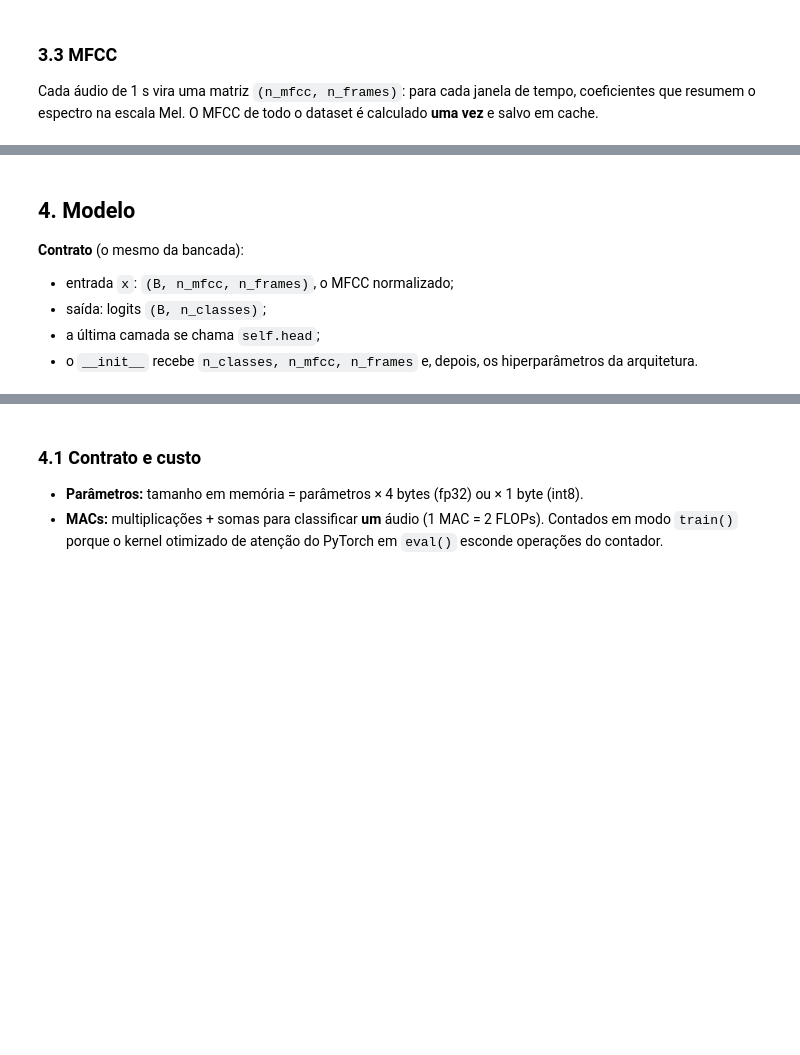
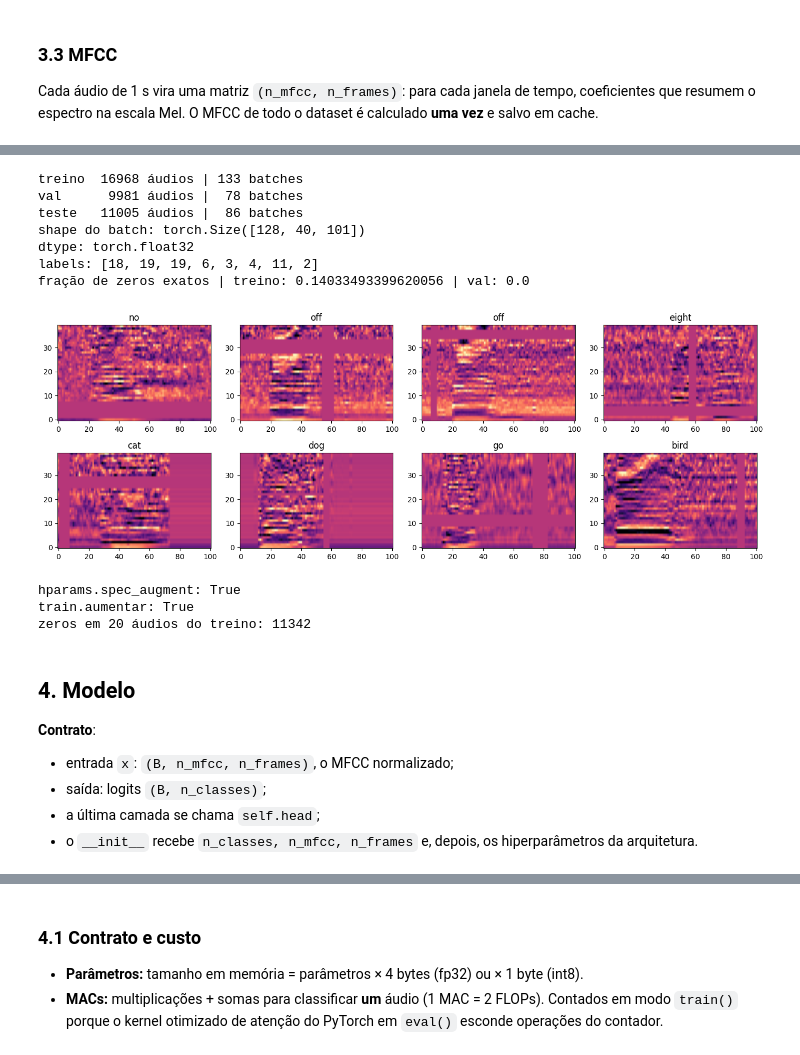
Before and after one commit to gpeuzinCosta/kws-borda, a Jupyter notebook: notebooks/experimentos/playground_cnn1d_guilherme.ipynb, the cells around one changed output, grey strips where cells are left out. Cells and saved outputs as stored; diff of their text form; code cells hidden in the pictures; blank space fills up the shorter version.

```diff
--- a/notebooks/experimentos/playground_cnn1d_guilherme.ipynb
+++ b/notebooks/experimentos/playground_cnn1d_guilherme.ipynb
@@ -300,7 +510,55 @@ print("batch:", tuple(xb.shape), "| rótulos:", yb[:8].tolist())
+# %%
+
+datamodule = DataModuleGSC(hyperparameters, dados)
+datamodule.setup()
+train_dl = datamodule.train_dataloader()
+val_dl = datamodule.val_dataloader()
+test_dl = datamodule.test_dataloader()
+
+for nome_split, loader in [('treino', train_dl), ('val', val_dl), ('teste', test_dl)]:
+    print(f'{nome_split:6s} {len(loader.dataset):6d} áudios | {len(loader):3d} batches')
+#esperado com fracao=0.2: treino 16968 | 133 batches, val 9981 | 78, teste 11005 | 86
+
+xb, yb = next(iter(train_dl))
+print('shape do batch:', xb.shape)       #esperado: (128, 40, 101)
+print('dtype:', xb.dtype)                #esperado: torch.float32
+print('labels:', yb[:8].tolist())
+
+#SpecAugment só no treino: o treino deve ter zeros exatos (as faixas), a validação não
+xv, yv = next(iter(val_dl))
+print('fração de zeros exatos | treino:', (xb == 0).float().mean().item(),
+      '| val:', (xv == 0).float().mean().item())      #esperado: treino > 0, val = 0
+
+#Para VER o que vai entrar na rede
+fig, axes = plt.subplots(2, 4, figsize=(14, 5))
+for i, ax in enumerate(axes.flat):
+    ax.imshow(xb[i], aspect='auto', origin='lower', cmap='magma', vmin=-3, vmax=3)
+    ax.set_title(CLASSES_GSC[yb[i]])
+plt.tight_layout(); plt.show()
+# %% [output]
+treino  16968 áudios | 133 batches
+val      9981 áudios |  78 batches
+teste   11005 áudios |  86 batches
+shape do batch: torch.Size([128, 40, 101])
+dtype: torch.float32
+labels: [18, 19, 19, 6, 3, 4, 11, 2]
+fração de zeros exatos | treino: 0.14033493399620056 | val: 0.0
+[figure, added]
+# %%
+print('hparams.spec_augment:', datamodule.hparams.spec_augment)
+print('train.aumentar:', datamodule.train.aumentar)
+
+#Soma os zeros exatos de 20 áudios do treino (um só pode dar 0 por sorteio, a largura pode sair 0)
+zeros = sum((datamodule.train[i][0] == 0).sum().item() for i in range(20))
+print('zeros em 20 áudios do treino:', zeros)                        #esperado: > 0
+# %% [output]
+hparams.spec_augment: True
+train.aumentar: True
+zeros em 20 áudios do treino: 11342
 # %% [markdown]
 ## 4. Modelo
 
-**Contrato** (o mesmo da bancada):
+**Contrato**:
 - entrada `x`: `(B, n_mfcc, n_frames)`, o MFCC normalizado;
 - saída: logits `(B, n_classes)`;
 - a última camada se chama `self.head`;
```
Also changed, not shown: parts of 75 cells of this notebook.
